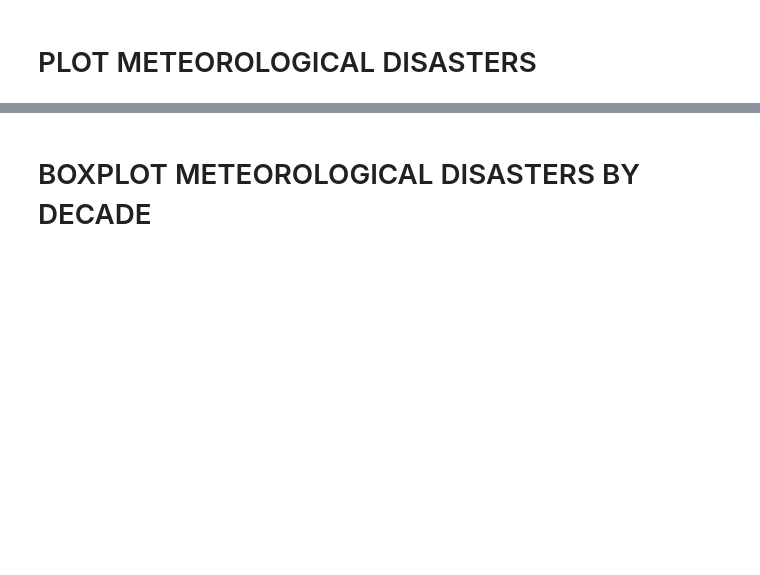
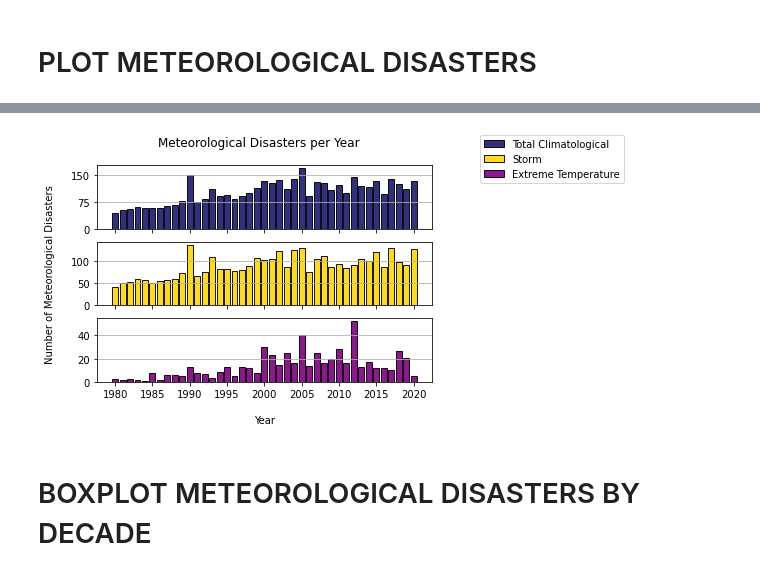
Before and after one commit to felixshier/naturalDisasterAnalysis, a Jupyter notebook: Meteorological Disasters/Meteorological Disaster Analysis.ipynb, the cells around one changed output, grey strips where cells are left out. Saved outputs shown, nothing was run; the diff lists cells and outputs as text; code cells hidden in the pictures; blank space fills up the shorter version.

Commit message:
update plots

```diff
--- a/Meteorological Disasters/Meteorological Disaster Analysis.ipynb
+++ b/Meteorological Disasters/Meteorological Disaster Analysis.ipynb
@@ -180,30 +186,32 @@ plt.savefig("C:/Users/Felix/Documents/GitHub/naturalDisasterAnalysis/Meteorologi
 # %%
 # multiple bar charts
 
 fig, axs = plt.subplots(3, sharex = True)
 fig.suptitle("Meteorological Disasters per Year\n")
 axs[1].set_ylabel("Number of Meteorological Disasters\n")
 axs[2].set_xlabel("\nYear")
 
-axs[0].bar(meteorological_disaster_counts_index, meteorological_disaster_counts, color = 'midnightblue', alpha = 0.9, edgecolor = 'black', label = 'Total Climatological')
-axs[1].bar(storm_disaster_counts_index, storm_disaster_counts, edgecolor = 'grey', color = 'gold', alpha = 0.9, label = 'Storm')
-axs[2].bar(extreme_temp_disaster_counts_index, extreme_temp_disaster_counts, edgecolor = 'grey', color = 'purple', alpha = 0.9, label = 'Extreme Temperature')
+axs[0].bar(meteorological_disaster_counts_index, meteorological_disaster_counts, edgecolor = 'black', color = 'midnightblue', alpha = 0.9, label = 'Total Climatological')
+axs[1].bar(storm_disaster_counts_index, storm_disaster_counts, edgecolor = 'black', color = 'gold', alpha = 0.9, label = 'Storm')
+axs[2].bar(extreme_temp_disaster_counts_index, extreme_temp_disaster_counts, edgecolor = 'black', color = 'purple', alpha = 0.9, label = 'Extreme Temperature')
 
 plt.sca(axs[0])
 plt.yticks(np.linspace(0,150,3))
 plt.grid(axis = 'y')
 
 plt.sca(axs[1])
 plt.yticks(np.linspace(0,100,3))
 plt.grid(axis = 'y')
 
 plt.sca(axs[2])
 plt.yticks(np.linspace(0,40,3))
 plt.grid(axis = 'y')
 
 lgd = fig.legend(bbox_to_anchor=(1,1), loc = 'upper left')
 
 plt.savefig("C:/Users/Felix/Documents/GitHub/naturalDisasterAnalysis/Meteorological Disasters/meteorological figures/meteorologicalDisastersPerYearMBC.png", bbox_extra_artists=(lgd,), bbox_inches='tight')
+# %% [output]
+[figure, added]
 # %% [markdown]
 # BOXPLOT METEOROLOGICAL DISASTERS BY DECADE
 # %%
```
Also changed, not shown: parts of 19 cells of this notebook, 39 other files.
